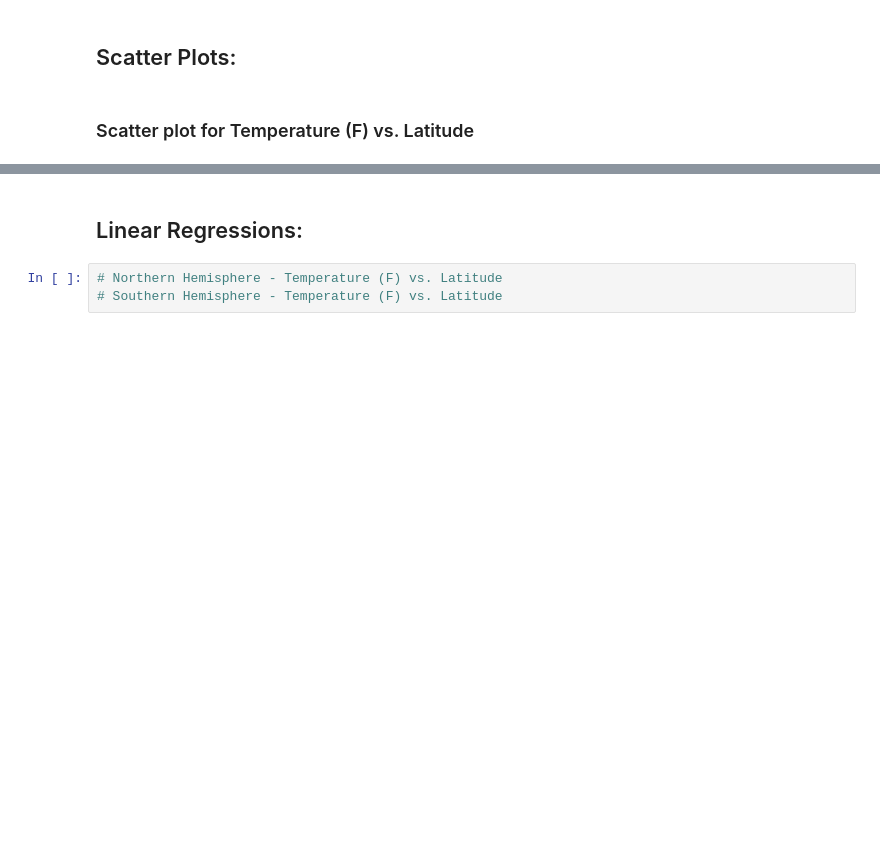
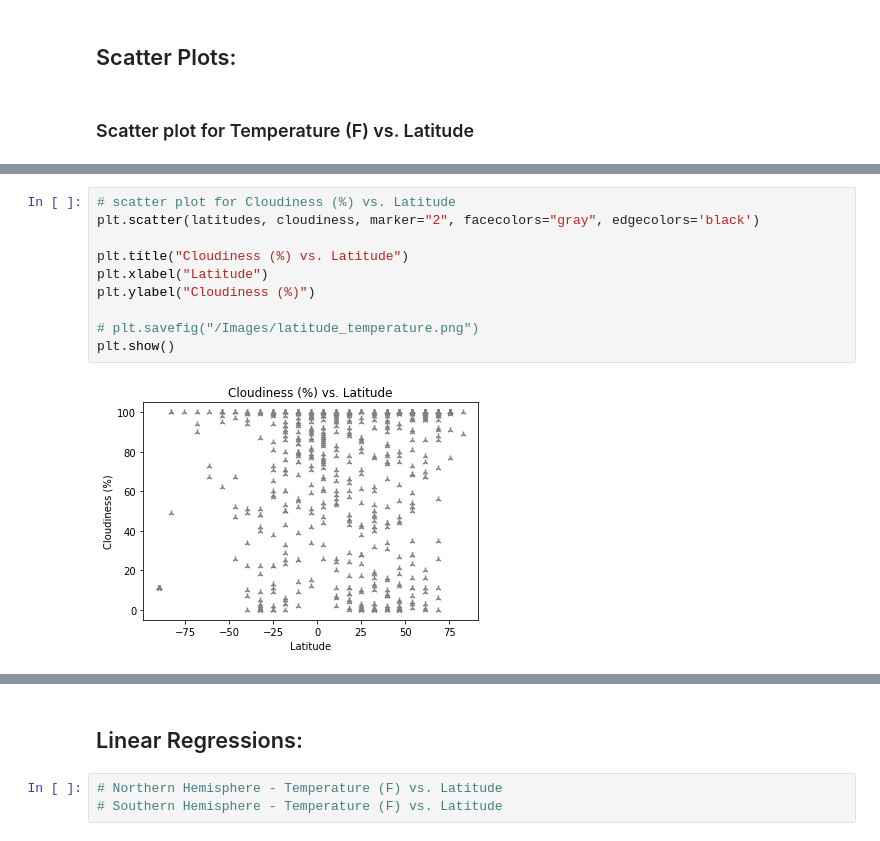
Before and after one commit to shirinegm/python-api-challenge, a Jupyter notebook: WeatherPy.ipynb, the cells around one changed output, grey strips where cells are left out. Saved outputs shown, nothing was run; the diff lists cells and outputs as text; blank space fills up the shorter version.

```diff
--- a/WeatherPy.ipynb
+++ b/WeatherPy.ipynb
@@ -221,0 +217,12 @@ FileNotFoundError: [Errno 2] No such file or directory: '/Images/latitude_temper
+# %%
+# scatter plot for Cloudiness (%) vs. Latitude
+plt.scatter(latitudes, cloudiness, marker="2", facecolors="gray", edgecolors='black')
+
+plt.title("Cloudiness (%) vs. Latitude")
+plt.xlabel("Latitude")
+plt.ylabel("Cloudiness (%)")
+
+# plt.savefig("/Images/latitude_temperature.png")
+plt.show()
+# %% [output]
+[figure, added]
```
Also changed, not shown: parts of 18 cells of this notebook.
